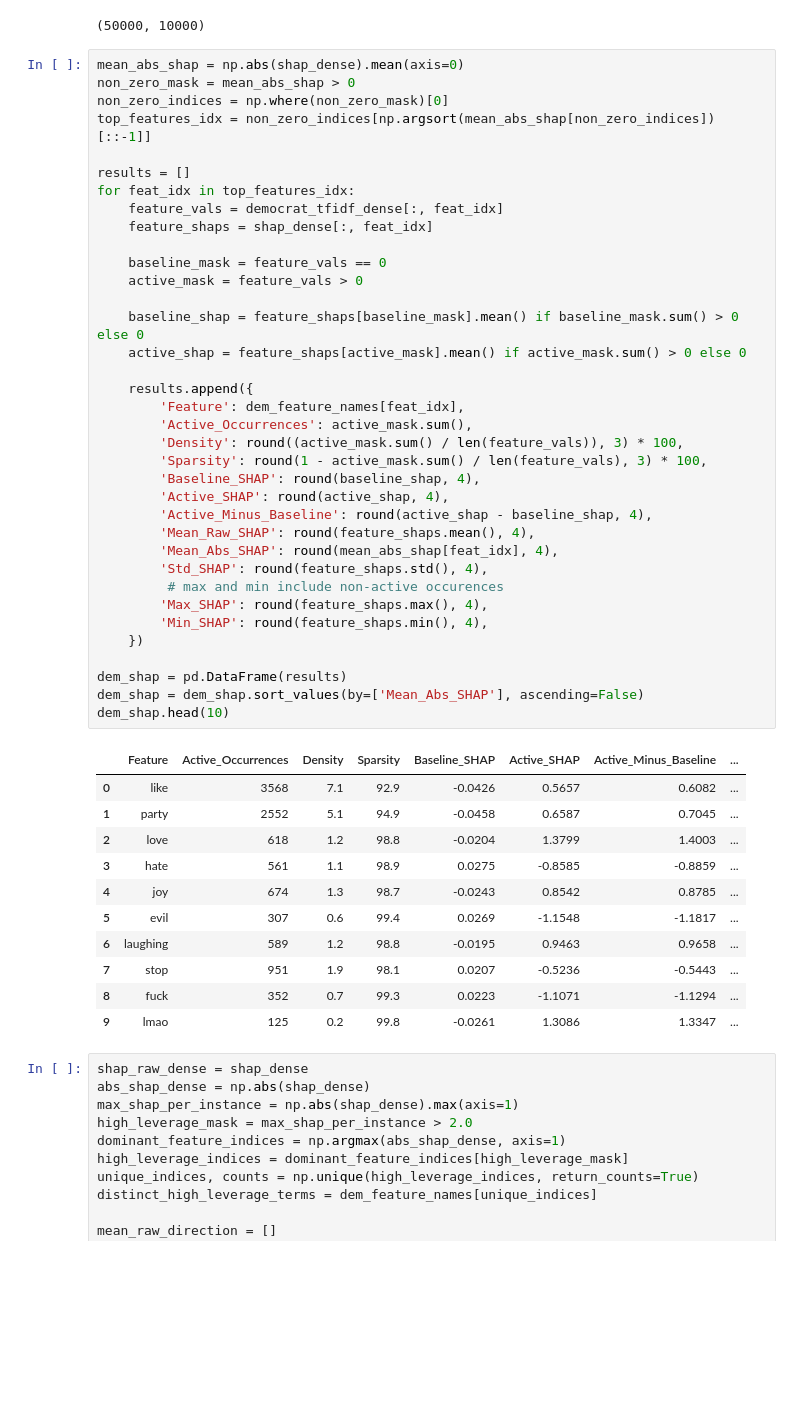
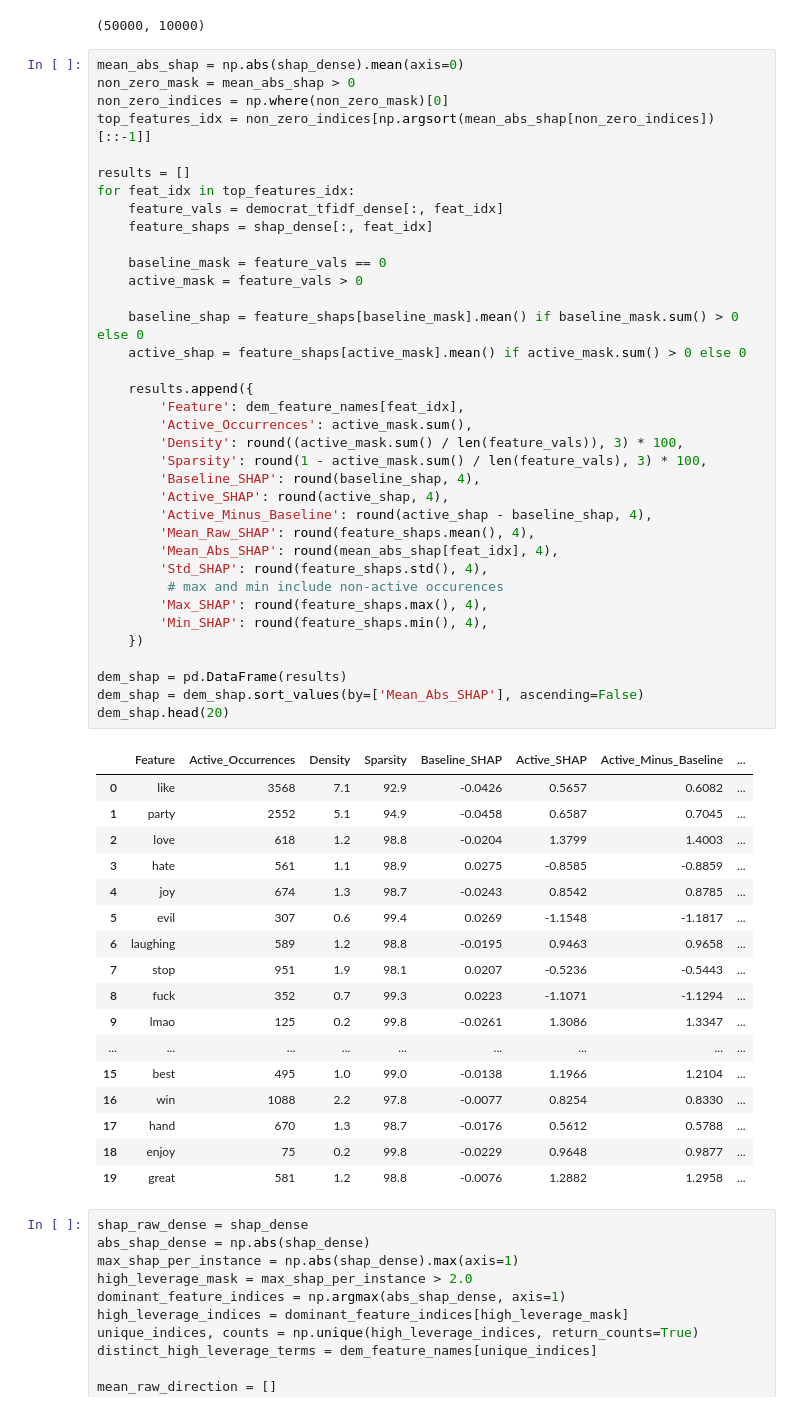
Before and after one commit to Birkbeck/msc-project-source-code-files-24-25-tayyib-saddique, a Jupyter notebook: x_processing/shap.ipynb, the cells around one changed output. Cells and saved outputs as stored; diff of their text form; blank space fills up the shorter version.

Commit message:
update shap

```diff
--- a/x_processing/shap.ipynb
+++ b/x_processing/shap.ipynb
@@ -549,34 +549,40 @@ for feat_idx in top_features_idx:
     results.append({
         'Feature': dem_feature_names[feat_idx],
         'Active_Occurrences': active_mask.sum(),
         'Density': round((active_mask.sum() / len(feature_vals)), 3) * 100,
         'Sparsity': round(1 - active_mask.sum() / len(feature_vals), 3) * 100,
         'Baseline_SHAP': round(baseline_shap, 4),
         'Active_SHAP': round(active_shap, 4),
         'Active_Minus_Baseline': round(active_shap - baseline_shap, 4),
         'Mean_Raw_SHAP': round(feature_shaps.mean(), 4),
         'Mean_Abs_SHAP': round(mean_abs_shap[feat_idx], 4),
         'Std_SHAP': round(feature_shaps.std(), 4),
          # max and min include non-active occurences
         'Max_SHAP': round(feature_shaps.max(), 4),
         'Min_SHAP': round(feature_shaps.min(), 4),
     })
 
 dem_shap = pd.DataFrame(results)
 dem_shap = dem_shap.sort_values(by=['Mean_Abs_SHAP'], ascending=False)
-dem_shap.head(10)
+dem_shap.head(20)
 # %% [output]
 |  | Feature | Active_Occurrences | Density | Sparsity | Baseline_SHAP | Active_SHAP | Active_Minus_Baseline | ... |
 | 0 | like | 3568 | 7.1 | 92.9 | -0.0426 | 0.5657 | 0.6082 | ... |
 | 1 | party | 2552 | 5.1 | 94.9 | -0.0458 | 0.6587 | 0.7045 | ... |
 | 2 | love | 618 | 1.2 | 98.8 | -0.0204 | 1.3799 | 1.4003 | ... |
 | 3 | hate | 561 | 1.1 | 98.9 | 0.0275 | -0.8585 | -0.8859 | ... |
 | 4 | joy | 674 | 1.3 | 98.7 | -0.0243 | 0.8542 | 0.8785 | ... |
 | 5 | evil | 307 | 0.6 | 99.4 | 0.0269 | -1.1548 | -1.1817 | ... |
 | 6 | laughing | 589 | 1.2 | 98.8 | -0.0195 | 0.9463 | 0.9658 | ... |
 | 7 | stop | 951 | 1.9 | 98.1 | 0.0207 | -0.5236 | -0.5443 | ... |
 | 8 | fuck | 352 | 0.7 | 99.3 | 0.0223 | -1.1071 | -1.1294 | ... |
 | 9 | lmao | 125 | 0.2 | 99.8 | -0.0261 | 1.3086 | 1.3347 | ... |
+| ... | ... | ... | ... | ... | ... | ... | ... | ... |
+| 15 | best | 495 | 1.0 | 99.0 | -0.0138 | 1.1966 | 1.2104 | ... |
+| 16 | win | 1088 | 2.2 | 97.8 | -0.0077 | 0.8254 | 0.8330 | ... |
+| 17 | hand | 670 | 1.3 | 98.7 | -0.0176 | 0.5612 | 0.5788 | ... |
+| 18 | enjoy | 75 | 0.2 | 99.8 | -0.0229 | 0.9648 | 0.9877 | ... |
+| 19 | great | 581 | 1.2 | 98.8 | -0.0076 | 1.2882 | 1.2958 | ... |
 # %%
 shap_raw_dense = shap_dense
 abs_shap_dense = np.abs(shap_dense)
```
Also changed, not shown: parts of 3 cells of this notebook.
